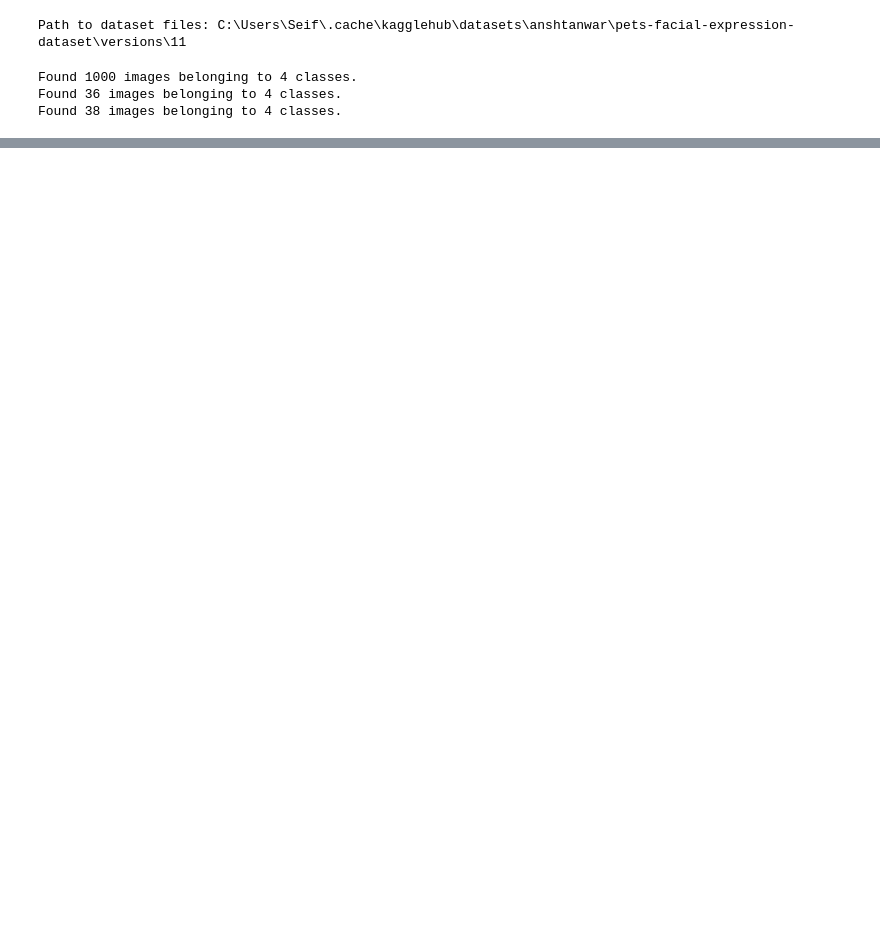
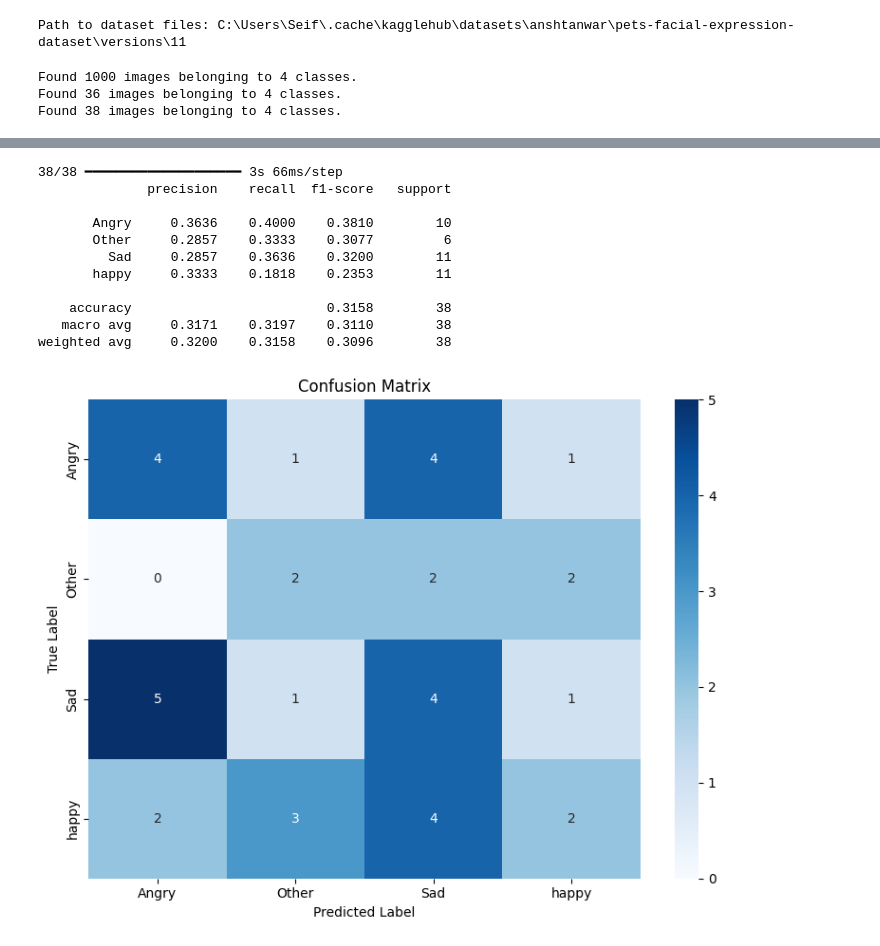
Before and after one commit to NadineTamish/Computer-Vision-Course-Assignments, a Jupyter notebook: Assignment_4/DenseNet121.ipynb, the cells around one changed output, grey strips where cells are left out. Drawn from its saved outputs; the diff is of its cells as text; code cells hidden in the pictures; blank space fills up the shorter version.

```diff
--- a/Assignment_4/DenseNet121.ipynb
+++ b/Assignment_4/DenseNet121.ipynb
@@ -245,0 +252,5 @@ weighted avg     0.2138    0.1842    0.1856        38
+# %%
+model.fit(
+    train_gen,
+    validation_data=val_gen,
+    epochs=10)
@@ -245,0 +279,31 @@ weighted avg     0.2138    0.1842    0.1856        38
+# %%
+y_pred_probs = model.predict(test_gen)
+y_pred = np.argmax(y_pred_probs, axis=1)
+y_true = test_gen.classes
+class_names = list(test_gen.class_indices.keys())
+
+report = classification_report(y_true, y_pred, target_names=class_names, digits=4)
+print(report)
+
+cm = confusion_matrix(y_true, y_pred)
+
+plt.figure(figsize=(8, 6))
+sns.heatmap(cm, annot=True, fmt='d', cmap="Blues", xticklabels=class_names, yticklabels=class_names)
+plt.title("Confusion Matrix")
+plt.xlabel("Predicted Label")
+plt.ylabel("True Label")
+plt.tight_layout()
+plt.show()
+# %% [output]
+38/38 ━━━━━━━━━━━━━━━━━━━━ 3s 66ms/step
+              precision    recall  f1-score   support
+
+       Angry     0.3636    0.4000    0.3810        10
+       Other     0.2857    0.3333    0.3077         6
+         Sad     0.2857    0.3636    0.3200        11
+       happy     0.3333    0.1818    0.2353        11
+
+    accuracy                         0.3158        38
+   macro avg     0.3171    0.3197    0.3110        38
+weighted avg     0.3200    0.3158    0.3096        38
+[figure, added]
```
Also changed, not shown: parts of 7 cells of this notebook, 1 other file.
